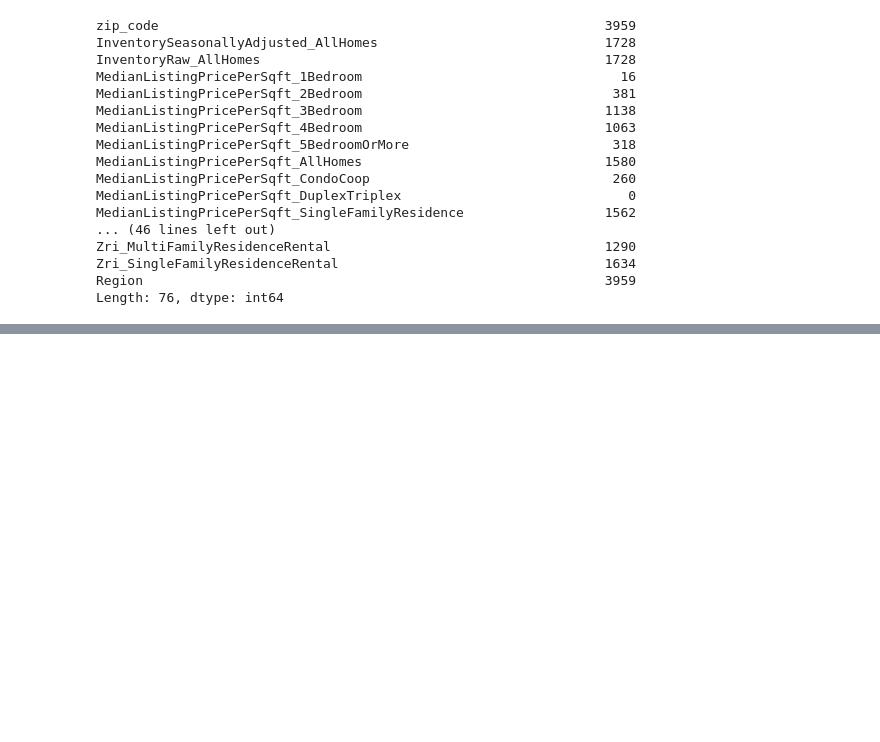
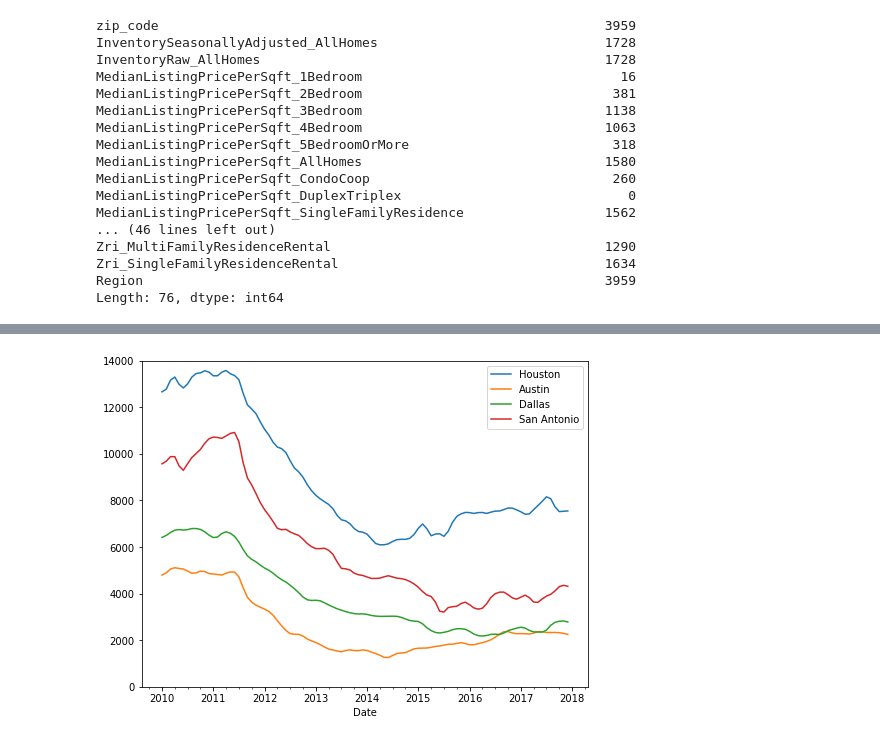
Before and after one commit to cliffrunner/Springboard_Capstone_1, a Jupyter notebook: Capstone_1_predicting_house_price.ipynb, the cells around one changed output, grey strips where cells are left out. Cells and saved outputs as stored; diff of their text form; code cells hidden in the pictures; blank space fills up the shorter version.

```diff
--- a/Capstone_1_predicting_house_price.ipynb
+++ b/Capstone_1_predicting_house_price.ipynb
@@ -197,0 +166,4 @@ AttributeError: 'numpy.ndarray' object has no attribute 'nanmean'
+# %%
+data_directory = 'data_zillow_econ/city_time_series.csv'
+df = pd.read_csv(data_directory, parse_dates=True, index_col='Date')
+df.shape
@@ -197,0 +212,22 @@ AttributeError: 'numpy.ndarray' object has no attribute 'nanmean'
+# %%
+data_directory = 'data_zillow_econ/cities_crosswalk.csv'
+df_citycrosswalk = pd.read_csv(data_directory)
+# %%
+df = df.reset_index()
+df_new = pd.merge(df, df_citycrosswalk, how='left', left_on='RegionName', right_on='Unique_City_ID')
+# %%
+df_new = df_new.set_index('Date')
+# %%
+df_Houston = df_new[(df_new.City=='Houston') & (df_new.State=='TX')]
+df_Austin = df_new[(df_new.City=='Austin') & (df_new.State=='TX')]
+df_Dallas = df_new[(df_new.City=='Dallas') & (df_new.State=='TX')]
+df_SanAnt = df_new[(df_new.City=='San Antonio') & (df_new.State=='TX')]
+df_Houston['InventorySeasonallyAdjusted_AllHomes'].plot(figsize=(8,6))
+df_Austin['InventorySeasonallyAdjusted_AllHomes'].plot(figsize=(8,6))
+df_Dallas['InventorySeasonallyAdjusted_AllHomes'].plot(figsize=(8,6))
+df_SanAnt['InventorySeasonallyAdjusted_AllHomes'].plot(figsize=(8,6))
+plt.legend(['Houston','Austin','Dallas','San Antonio'])
+plt.ylim((0,14000))
+plt.show()
+# %% [output]
+[figure, added]
```
Also changed, not shown: parts of 24 cells of this notebook.
